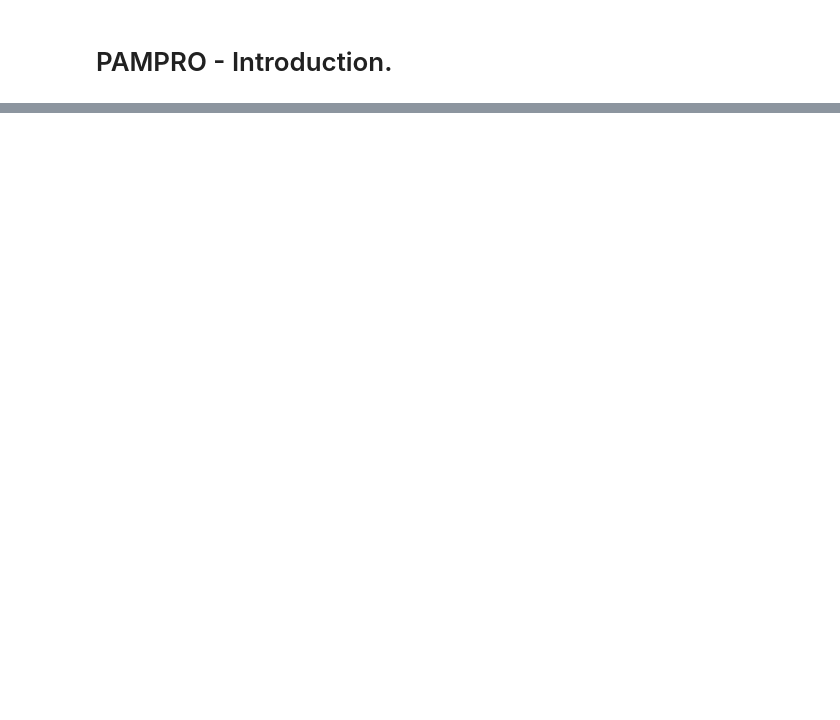
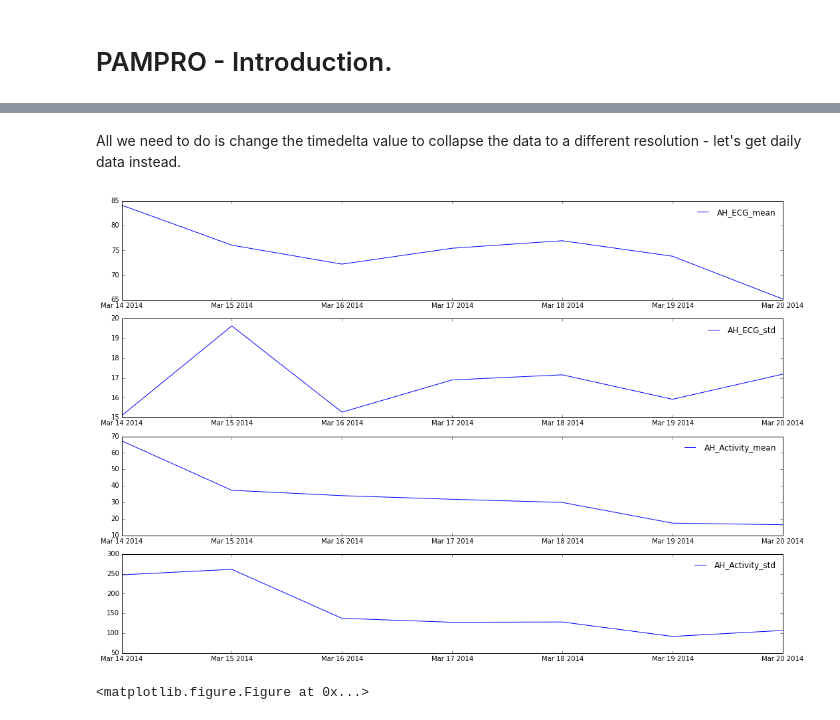
Before and after one commit to Thomite/pampro, a Jupyter notebook: examples/pampro_introduction.ipynb, the cells around one changed output, grey strips where cells are left out. Drawn from its saved outputs; the diff is of its cells as text; code cells hidden in the pictures; blank space fills up the shorter version.

```diff
--- a/examples/pampro_introduction.ipynb
+++ b/examples/pampro_introduction.ipynb
@@ -54,0 +51,10 @@ ts_output.draw_separate(channels=["VM_mean", "VM_std", "Pitch_std"], time_period
+# %% [markdown]
+All we need to do is change the timedelta value to collapse the data to a different resolution - let's get daily data instead.
+# %%
+ts_output2 = Time_Series.Time_Series("Output")
+simplified = ts.piecewise_statistics(timedelta(days=1), stats)
+ts_output2.add_channels(simplified)
+ts_output2.draw_separate()
+# %% [output]
+[figure, added]
+<matplotlib.figure.Figure at 0x...>
```
Also changed, not shown: parts of 21 cells of this notebook.
